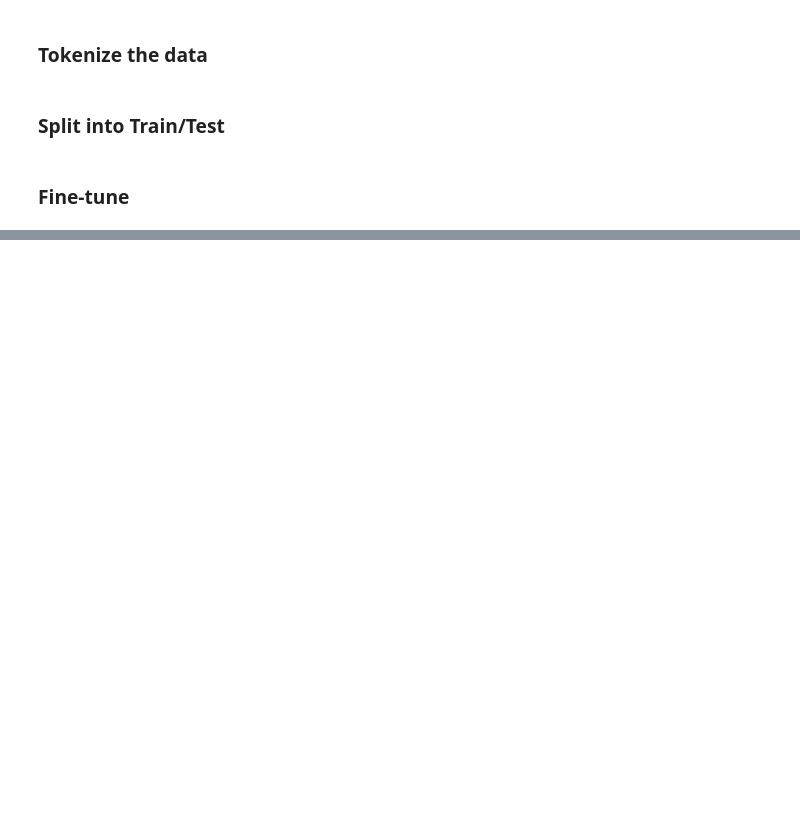
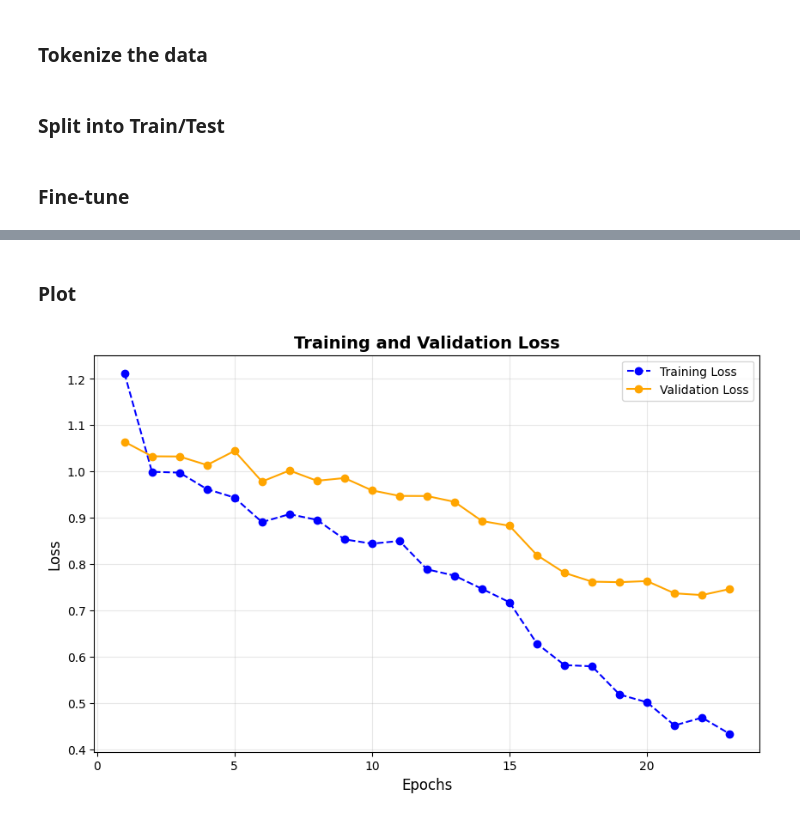
Before and after one commit to wenqingmao/aws-distillation-project, a Jupyter notebook: fine-tune_lora_BioGPT.ipynb, the cells around one changed output, grey strips where cells are left out. Drawn from its saved outputs; the diff is of its cells as text; code cells hidden in the pictures; blank space fills up the shorter version.

```diff
--- a/fine-tune_lora_BioGPT.ipynb
+++ b/fine-tune_lora_BioGPT.ipynb
@@ -202,8 +210,6 @@ from sklearn.metrics import precision_score, recall_score, f1_score
 # %%
 # Fine-tune the model
 optimizer = AdamW(model.parameters(), lr=1e-5)
-num_epochs = 10
-
 num_epochs = 50
 epoch=0
 train_losses = []
@@ -218,11 +244,11 @@ from torch.amp import GradScaler, autocast
 scaler = torch.amp.GradScaler()
 
 # Early Stopping parameters
-best_val_loss = float("inf")
+# best_val_loss = float("inf")
 patience = 30
 counter = 0
 
-for epoch in range(num_epochs):
+for epoch in range(epoch + num_epochs):
     # Training loop
     model.train()
     train_loss = 0
@@ -299,9 +325,11 @@ for epoch in range(num_epochs):
         best_val_loss = avg_val_loss
         counter = 0
         # Save the best model
-        if accuracy > 0.72:
+        if accuracy >= best_accuracy:
+            best_accuracy = accuracy
             torch.save(model.state_dict(), "/home/shared/best_models/best_model.pth")
             print("Best model saved!")
+            print("New best val_loss:", best_val_loss, "New best accuracy:", best_accuracy)
     else:
         counter += 1
         if counter >= patience:
@@ -328,0 +347,16 @@ KeyboardInterrupt:
+# %%
+metrics = {
+    "train_losses": train_losses,
+    "val_losses": val_losses,
+    "val_accuracies": val_accuracies,
+    "val_precisions": val_precisions,
+    "val_recalls": val_recalls,
+    "val_f1_scores": val_f1_scores,
+    "best_val_loss": best_val_loss,
+    "best_accuracy": best_accuracy,
+}
+
+with open("/home/shared/best_models/fine_tune_metrics.pkl", "wb") as f:
+    pickle.dump(metrics, f)
+
+print("✅ Training metrics saved.")
@@ -424,0 +456,2 @@ KeyboardInterrupt:
+# %% [markdown]
+### Plot
@@ -424,0 +460,15 @@ KeyboardInterrupt:
+# %%
+epochs = list(range(1, len(val_losses) + 1))  # Epoch numbers
+# %%
+# Plot Training and Validation Loss
+plt.figure(figsize=(10, 6))
+plt.plot(epochs, train_losses, label="Training Loss", marker="o", linestyle="--", color="blue")
+plt.plot(epochs, val_losses, label="Validation Loss", marker="o", linestyle="-", color="orange")
+plt.xlabel("Epochs", fontsize=12)
+plt.ylabel("Loss", fontsize=12)
+plt.title("Training and Validation Loss", fontsize=14, fontweight="bold")
+plt.legend(fontsize=10)
+plt.grid(alpha=0.3)
+plt.show()
+# %% [output]
+[figure, added]
```
Also changed, not shown: parts of 14 cells of this notebook.
